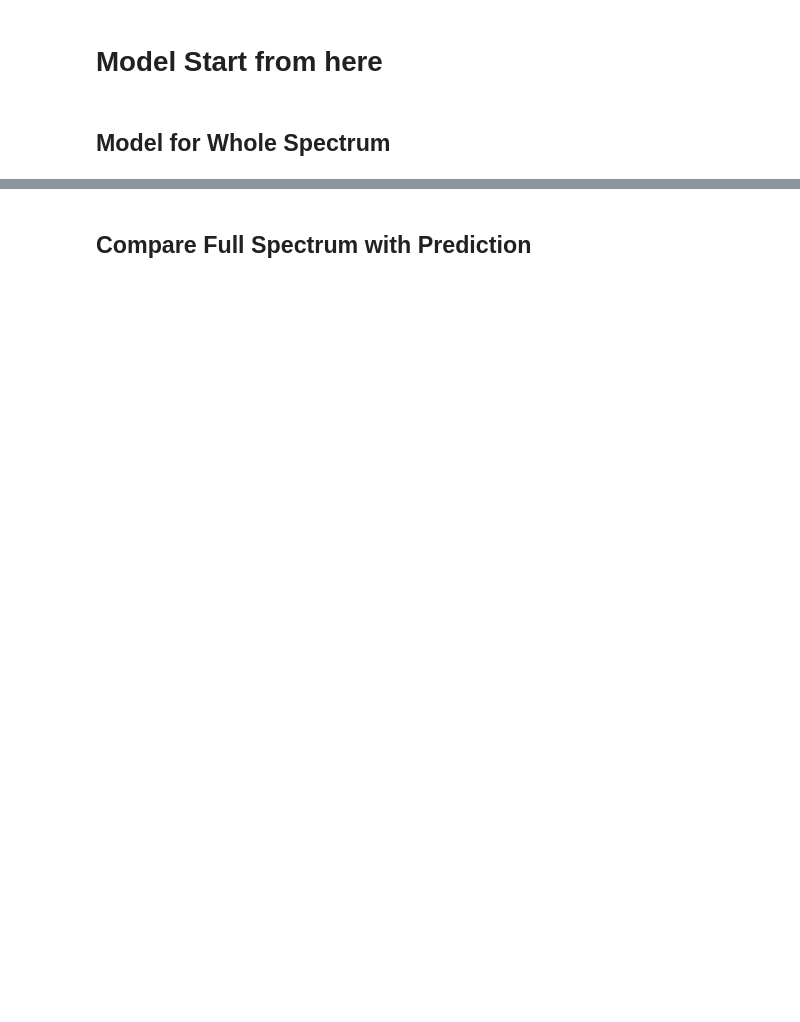
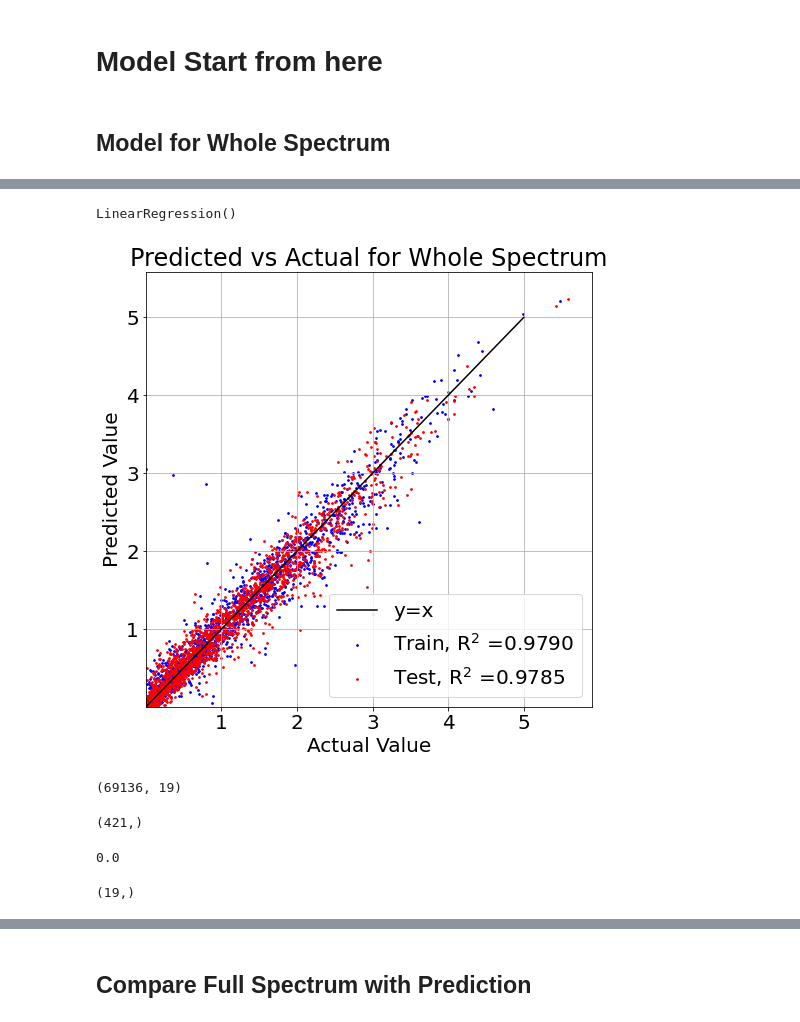
Before and after one commit to yichigo/Light-Sensors-Calibration, a Jupyter notebook: model_MLP_whole.ipynb, the cells around one changed output, grey strips where cells are left out. Saved outputs shown, nothing was run; the diff lists cells and outputs as text; code cells hidden in the pictures; blank space fills up the shorter version.

```diff
--- a/model_MLP_whole.ipynb
+++ b/model_MLP_whole.ipynb
@@ -259,0 +331,58 @@ print("--- %s seconds ---" % (time.time() - start_time))
+# %%
+from sklearn.linear_model import LinearRegression
+model_temp = LinearRegression()
+# %%
+model_temp.fit(X_train_scaled_DR_scaled, Y_train_scaled)
+# %% [output]
+LinearRegression()
+# %%
+Y_train_scaled_pred_temp = model_temp.predict(X_train_scaled_DR_scaled)
+# %%
+Y_test_scaled_pred_temp = model_temp.predict(X_test_scaled_DR_scaled)
+# %%
+train_score = r2_score(Y_train_scaled, Y_train_scaled_pred_temp)
+test_score = r2_score(Y_test_scaled, Y_test_scaled_pred_temp)
+
+# flatten
+Y_train_flatten = Y_train_scaled.flatten()
+Y_train_pred_flatten = Y_train_scaled_pred_temp.flatten()
+
+Y_test_flatten = Y_test_scaled.flatten()
+Y_test_pred_flatten = Y_test_scaled_pred_temp.flatten()
+
+Y_min = 0 # np.min(Y_train_flatten)
+Y_max = np.mean(Y_train_flatten) + 5*np.std(Y_train_flatten)
+
+y_line = np.linspace(Y_min,Y_max,100)
+
+plt.rcParams["figure.figsize"] = (8, 8) # (w, h)
+plt.rcParams.update({'font.size': 20})
+fig, ax = plt.subplots()
+plt.plot(y_line,y_line, '-k', label='y=x')
+
+id_train = np.random.choice(len(Y_train_flatten), 5000, replace = False)
+plt.scatter(Y_train_flatten[id_train], Y_train_pred_flatten[id_train], s=3, c = 'blue',label = 'Train, R$^{2}$ ='+str(train_score)[:6])
+
+id_test = np.random.choice(len(Y_test_flatten), 5000, replace = False)
+plt.scatter(Y_test_flatten[id_test], Y_test_pred_flatten[id_test], s=3, c = 'red', label = 'Test, R$^{2}$ ='+str(test_score)[:6])
+
+plt.xlim(10E-5, )
+plt.ylim(10E-5, )
+
+ax.set_title('Predicted vs Actual for Whole Spectrum')
+ax.set_xlabel('Actual Value')
+ax.set_ylabel('Predicted Value')
+# plt.xscale('log')
+# plt.yscale('log')
+plt.legend( loc='lower right')
+plt.grid()
+# %% [output]
+[figure, added]
+# %%
+X_test_scaled_DR_scaled.shape
+# %% [output]
+(69136, 19)
+# %%
+model_temp.intercept_.shape
+# %% [output]
+(421,)
@@ -259,0 +391,8 @@ print("--- %s seconds ---" % (time.time() - start_time))
+# %%
+(temp - Y_test_scaled_pred_temp).sum()
+# %% [output]
+0.0
+# %%
+model_temp.coef_.mean(axis = 0).shape
+# %% [output]
+(19,)
```
Also changed, not shown: parts of 46 cells of this notebook, 4 other files.
